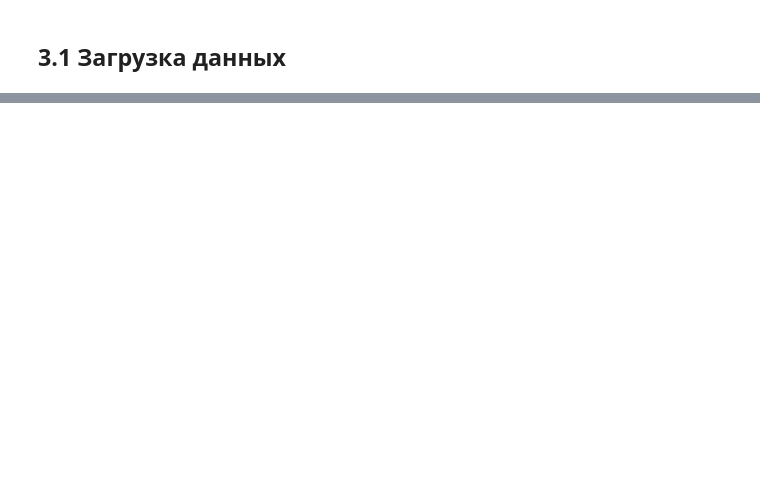
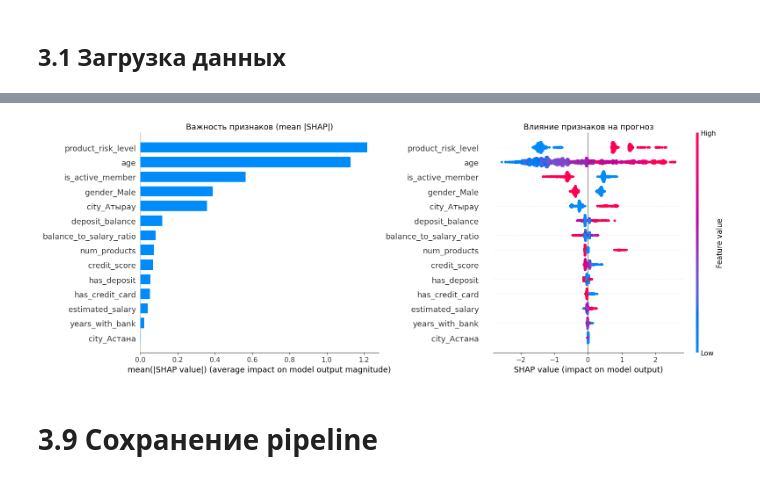
Before and after one commit to justShox/Churn-prediction-api, a Jupyter notebook: notebooks/03_modeling.ipynb, the cells around one changed output, grey strips where cells are left out. Saved outputs shown, nothing was run; the diff lists cells and outputs as text; code cells hidden in the pictures; blank space fills up the shorter version.

```diff
--- a/notebooks/03_modeling.ipynb
+++ b/notebooks/03_modeling.ipynb
@@ -406,0 +399,14 @@ print(summary_df.to_string(index=False))
+# %%
+best_model = best_model_clean
+X_test_final  = X_test_clean
+X_train_final = X_train_clean
+
+cb_probs_raw = best_model.predict_proba(X_test_final)[:, 1]
+
+X_cal, X_eval, y_cal, y_eval, probs_cal, probs_eval = train_test_split(
+    X_test_final, y_test, cb_probs_raw,
+    test_size=0.5, random_state=42, stratify=y_test
+)
+
+calibrated = CalibratedClassifierCV(FrozenEstimator(best_model), method='sigmoid')
+calibrated.fit(X_cal, y_cal)
@@ -406,0 +420,29 @@ print(summary_df.to_string(index=False))
+# %%
+import shap
+import matplotlib.pyplot as plt
+from pathlib import Path
+
+graphs_dir = Path('graphs')
+graphs_dir.mkdir(parents=True, exist_ok=True)
+
+explainer = shap.TreeExplainer(best_model)
+shap_values = explainer.shap_values(X_test_clean)
+
+fig, axes = plt.subplots(1, 2, figsize=(16, 6))
+
+
+plt.sca(axes[0])
+shap.summary_plot(shap_values, X_test_clean, plot_type='bar', show=False, plot_size=None)
+axes[0].set_title('Важность признаков (mean |SHAP|)', fontsize=13)
+
+plt.sca(axes[1])
+shap.summary_plot(shap_values, X_test_clean, show=False, plot_size=None)
+axes[1].set_title('Влияние признаков на прогноз', fontsize=13)
+
+plt.tight_layout()
+plt.savefig('graphs/shap_summary_clean.png', dpi=150, bbox_inches='tight')
+plt.show()
+# %% [output]
+[figure, added]
+# %% [markdown]
+# 3.9 Сохранение pipeline
```
Also changed, not shown: parts of 43 cells of this notebook, 11 other files.
